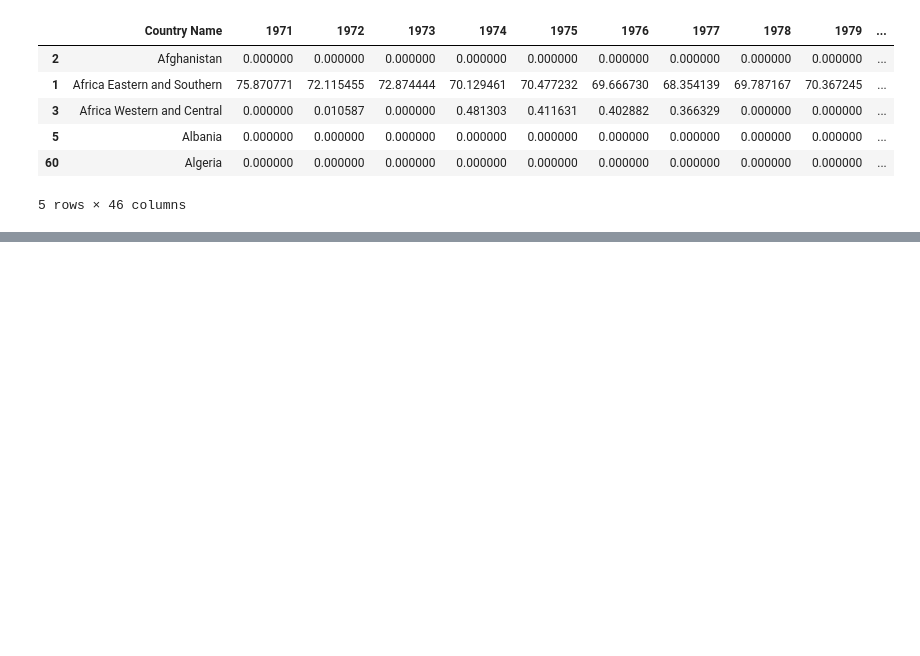
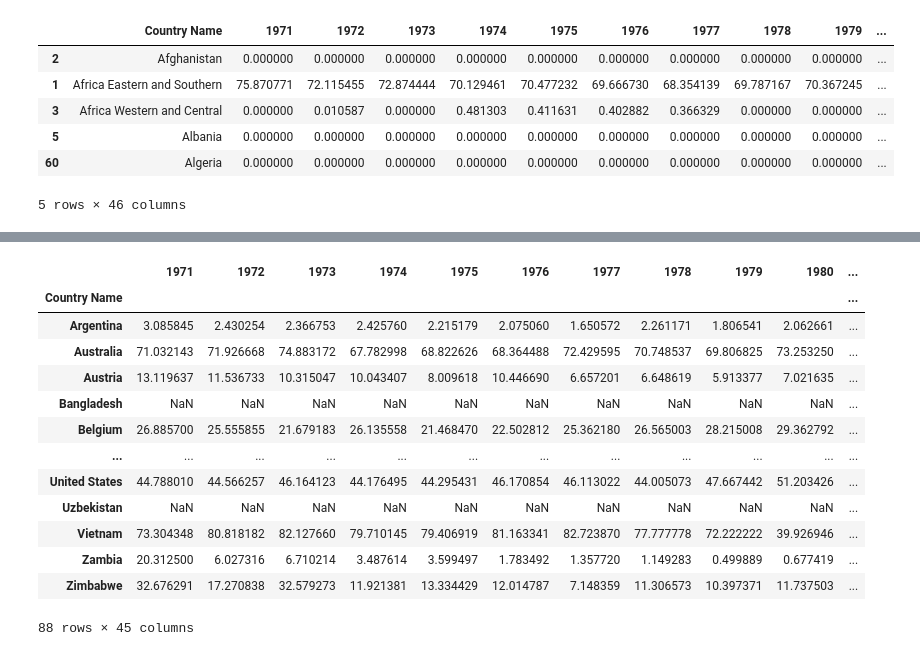
Before and after one commit to kadaso/Worldwide-electricity-generation, a Jupyter notebook: Scripts/main.ipynb, the cells around one changed output, grey strips where cells are left out. Cells and saved outputs as stored; diff of their text form; code cells hidden in the pictures; blank space fills up the shorter version.

```diff
--- a/Scripts/main.ipynb
+++ b/Scripts/main.ipynb
@@ -130,0 +132,18 @@ The maximum percentage of electricity production from coal sources was 14.4896%.
+# %%
+# Display sample data that will be used for analysis of electricity production
+coal_sample_data
+# %% [output]
+|  | 1971 | 1972 | 1973 | 1974 | 1975 | 1976 | 1977 | 1978 | 1979 | 1980 | ... |
+| Country Name |  |  |  |  |  |  |  |  |  |  | ... |
+| Argentina | 3.085845 | 2.430254 | 2.366753 | 2.425760 | 2.215179 | 2.075060 | 1.650572 | 2.261171 | 1.806541 | 2.062661 | ... |
+| Australia | 71.032143 | 71.926668 | 74.883172 | 67.782998 | 68.822626 | 68.364488 | 72.429595 | 70.748537 | 69.806825 | 73.253250 | ... |
+| Austria | 13.119637 | 11.536733 | 10.315047 | 10.043407 | 8.009618 | 10.446690 | 6.657201 | 6.648619 | 5.913377 | 7.021635 | ... |
+| Bangladesh | NaN | NaN | NaN | NaN | NaN | NaN | NaN | NaN | NaN | NaN | ... |
+| Belgium | 26.885700 | 25.555855 | 21.679183 | 26.135558 | 21.468470 | 22.502812 | 25.362180 | 26.565003 | 28.215008 | 29.362792 | ... |
+| ... | ... | ... | ... | ... | ... | ... | ... | ... | ... | ... | ... |
+| United States | 44.788010 | 44.566257 | 46.164123 | 44.176495 | 44.295431 | 46.170854 | 46.113022 | 44.005073 | 47.667442 | 51.203426 | ... |
+| Uzbekistan | NaN | NaN | NaN | NaN | NaN | NaN | NaN | NaN | NaN | NaN | ... |
+| Vietnam | 73.304348 | 80.818182 | 82.127660 | 79.710145 | 79.406919 | 81.163341 | 82.723870 | 77.777778 | 72.222222 | 39.926946 | ... |
+| Zambia | 20.312500 | 6.027316 | 6.710214 | 3.487614 | 3.599497 | 1.783492 | 1.357720 | 1.149283 | 0.499889 | 0.677419 | ... |
+| Zimbabwe | 32.676291 | 17.270838 | 32.579273 | 11.921381 | 13.334429 | 12.014787 | 7.148359 | 11.306573 | 10.397371 | 11.737503 | ... |
+88 rows × 45 columns
```
Also changed, not shown: parts of 26 cells of this notebook, 2 other files.
